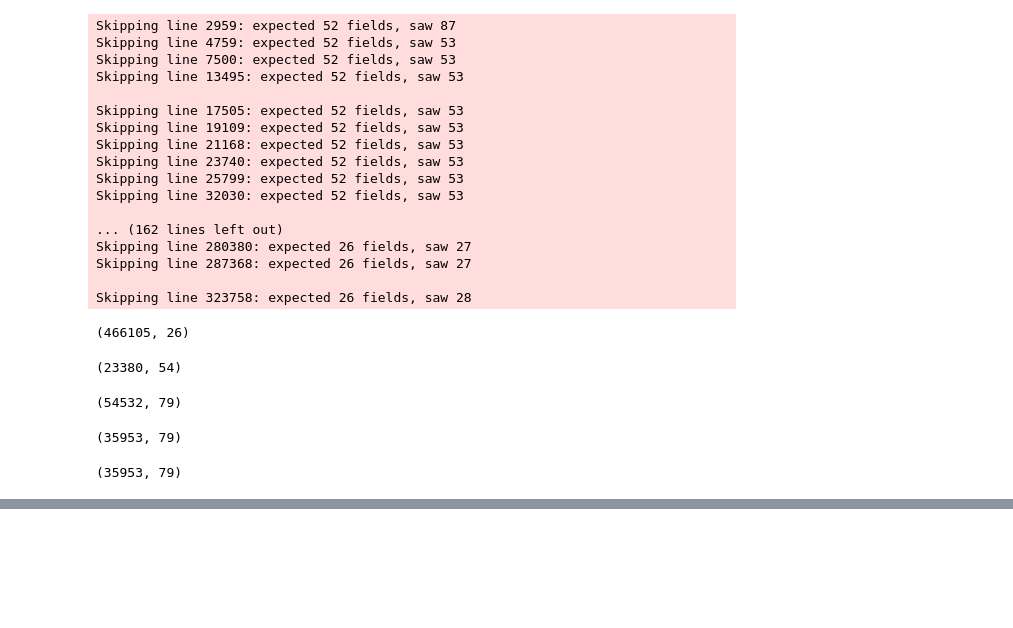
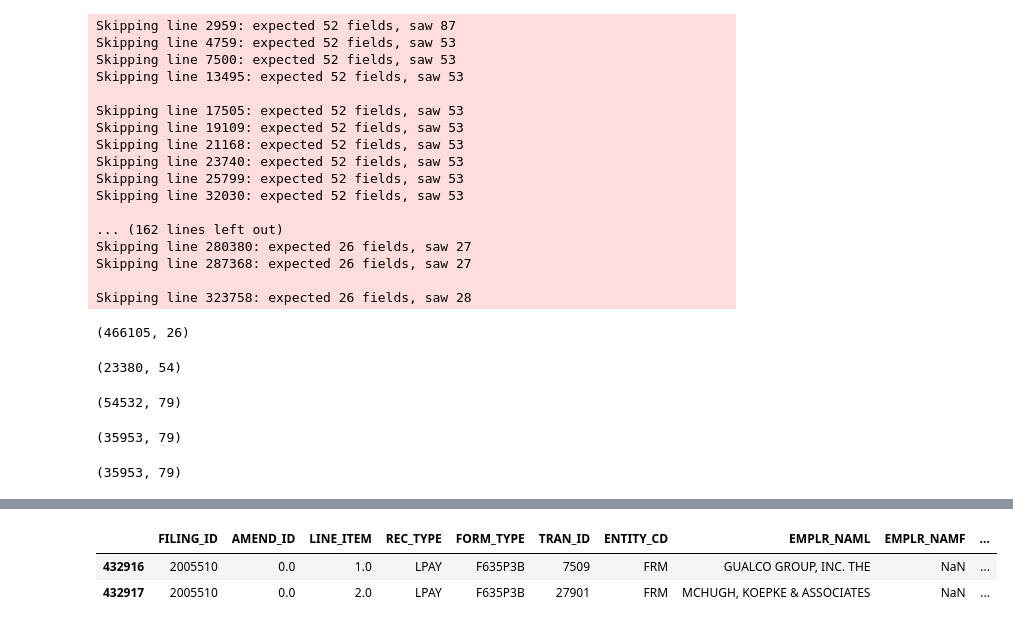
Before and after one commit to Moqri/cal-access-lobby, a Jupyter notebook: merge.ipynb, the cells around one changed output, grey strips where cells are left out. Saved outputs shown, nothing was run; the diff lists cells and outputs as text; code cells hidden in the pictures; blank space fills up the shorter version.

```diff
--- a/merge.ipynb
+++ b/merge.ipynb
@@ -106,0 +88,6 @@ dg.groupby(['FILING_ID','report_date']).max()
+# %%
+pay[pay.FILING_ID=='2005510']
+# %% [output]
+|  | FILING_ID | AMEND_ID | LINE_ITEM | REC_TYPE | FORM_TYPE | TRAN_ID | ENTITY_CD | EMPLR_NAML | EMPLR_NAMF | ... |
+| 432916 | 2005510 | 0.0 | 1.0 | LPAY | F635P3B | 7509 | FRM | GUALCO GROUP, INC. THE | NaN | ... |
+| 432917 | 2005510 | 0.0 | 2.0 | LPAY | F635P3B | 27901 | FRM | MCHUGH, KOEPKE & ASSOCIATES | NaN | ... |
```
Also changed, not shown: parts of 3 cells of this notebook.
